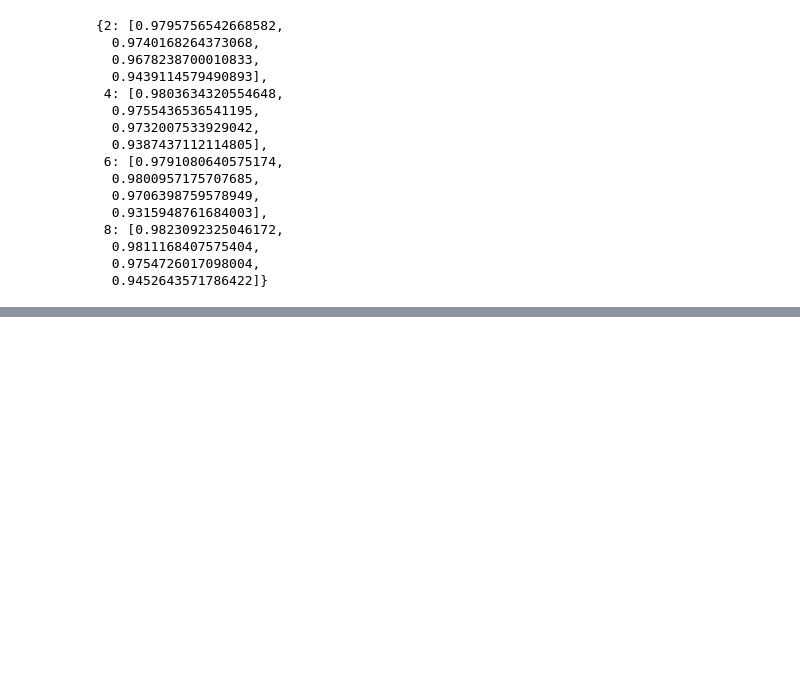
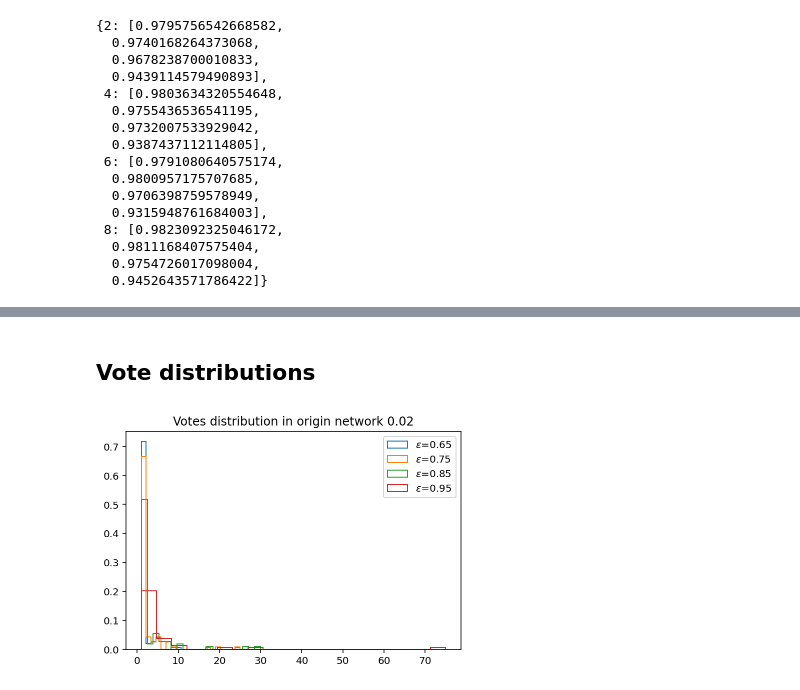
Before and after one commit to jrybicki-jsc/smms, a Jupyter notebook: graphla/newcluster_results.ipynb, the cells around one changed output, grey strips where cells are left out. Saved outputs shown, nothing was run; the diff lists cells and outputs as text; code cells hidden in the pictures; blank space fills up the shorter version.

```diff
--- a/graphla/newcluster_results.ipynb
+++ b/graphla/newcluster_results.ipynb
@@ -539,0 +457,2 @@ dic_s
+# %% [markdown]
+## Vote distributions
@@ -539,0 +462,18 @@ dic_s
+# %%
+
+from collections import defaultdict
+orign_nets = defaultdict(list)
+for g in gammas:
+    for s in p_sizes_new:
+        _, net_name = get_origin_file_names(gamma=g, p_size=s)
+        orign_nets[float(s)].append(load_net(net_name))
+# %%
+siz = 0.02
+plt.title(f"Votes distribution in origin network {siz}")
+for g, sing_net in orign_nets[siz]:
+    vo = list(map(sum, sing_net.values()))
+    plt.hist(vo,bins=20, density=True, histtype='step', label=f"$\epsilon$={g}");
+
+plt.legend();
+# %% [output]
+[figure, added]
```
Also changed, not shown: parts of 36 cells of this notebook.
